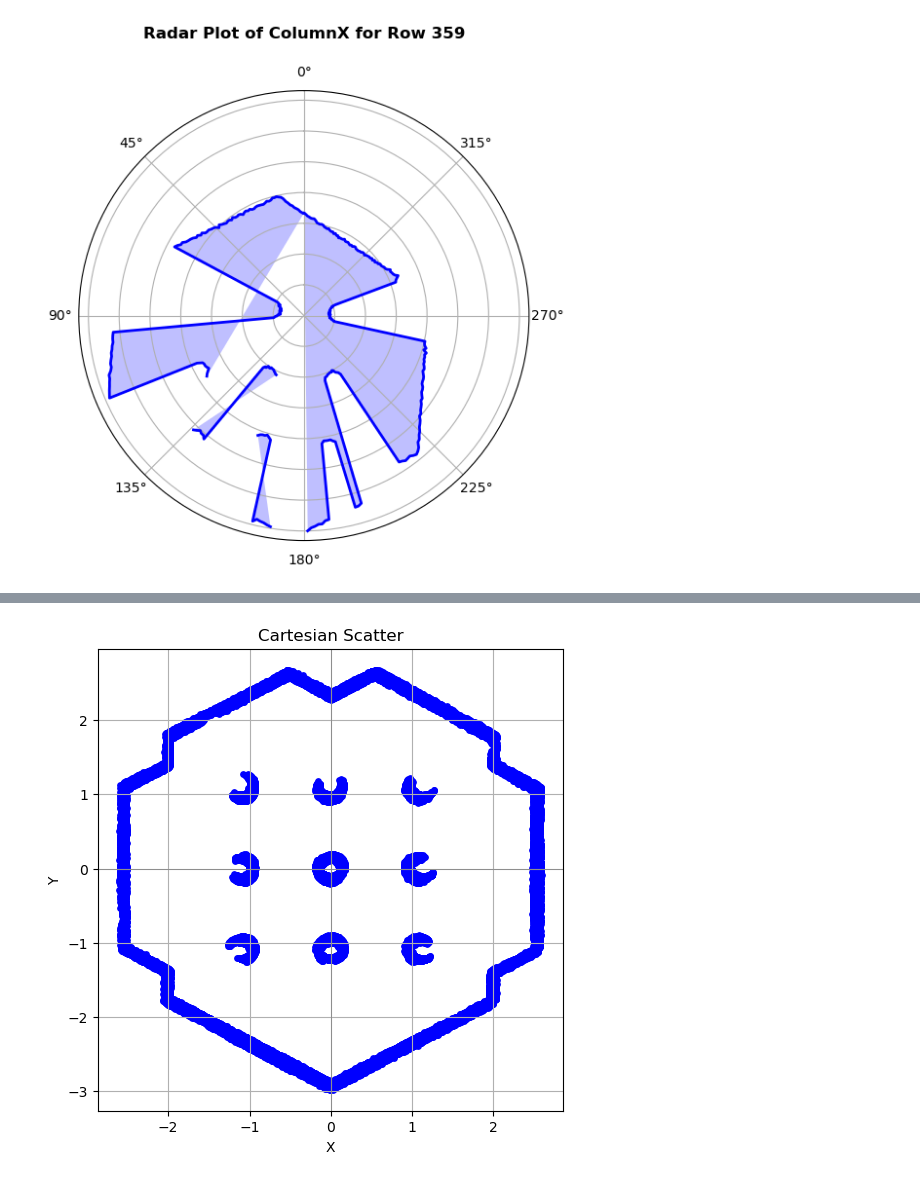
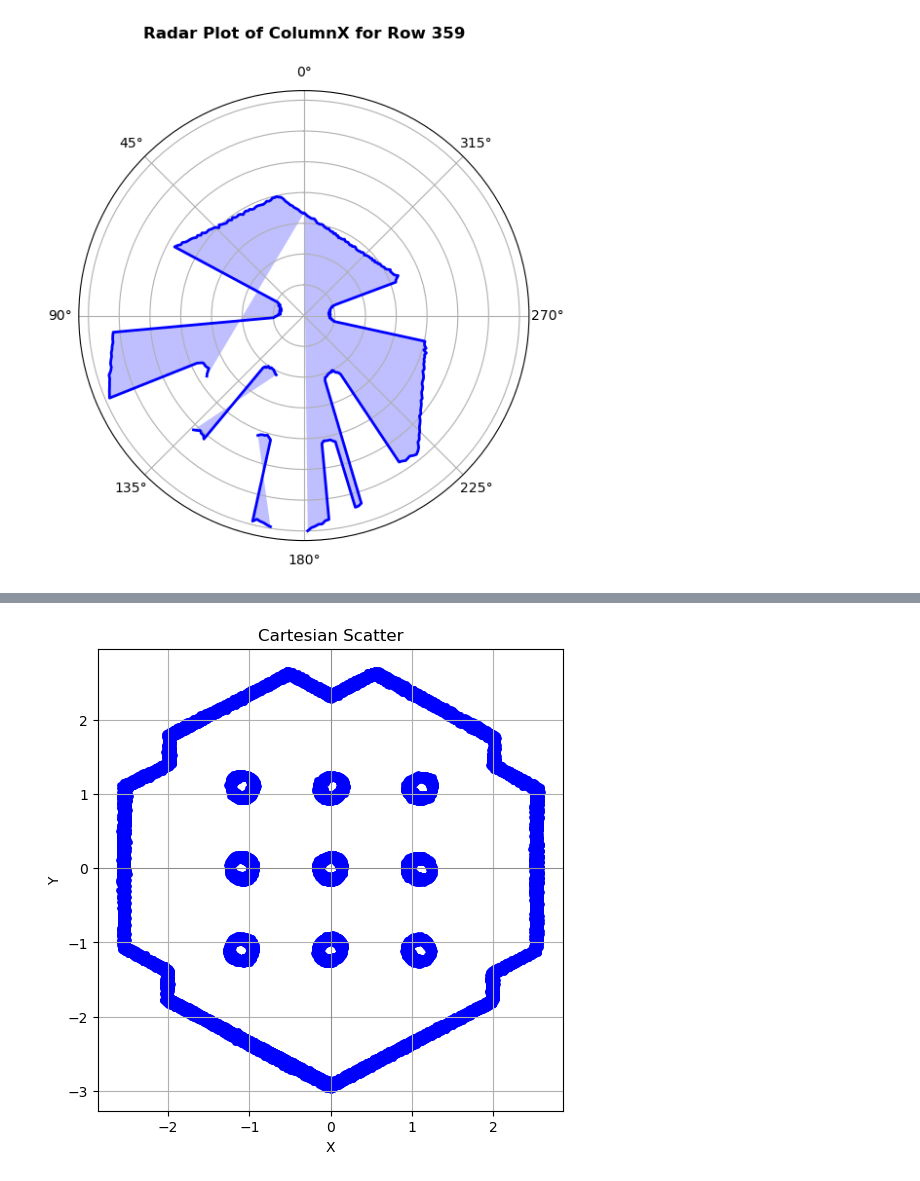
Before and after one commit to jblevins32/Autonomous_Mobile_Robot_via_Machine_Learning, a Jupyter notebook: preprocessing/lidar_preprocessing.ipynb, the cells around one changed output, grey strips where cells are left out. Saved outputs shown, nothing was run; the diff lists cells and outputs as text; code cells hidden in the pictures.

```diff
--- a/preprocessing/lidar_preprocessing.ipynb
+++ b/preprocessing/lidar_preprocessing.ipynb
@@ -302,36 +303,36 @@ def sensor_to_world_frame(index):
     rot = R.from_quat([orient_x[index], orient_y[index], orient_z[index], orient_w[index]])
 
     # converting sensor frame measurements to world frame measurements
 
     # rotation
     pts_vector = np.array([x[:-1], y[:-1], np.ones((num_vars))])  # remember data has +1 element due to completing radar circle
     pts_rotated = rot.as_matrix() @ pts_vector
     x, y, _ = pts_rotated
 
     # translation
     x -= pos_y.iloc[index]
     y += pos_x.iloc[index]
 
     return x, y
 
-pts_x = []
-pts_y = []
+pts_x = np.array([]) # still includes nan values
+pts_y = np.array([]) # still includes nan values
 # converting all data to world frame
-for i in range(num_vars):
+for i in range(len(data)):
     x, y = sensor_to_world_frame(i)
-    pts_x.append(x)
-    pts_y.append(y)
+    pts_x = np.append(pts_x, x)
+    pts_y = np.append(pts_y, y)
 
 # plotting final map
 fig, ax = plt.subplots(figsize=(6, 6))
 ax.scatter(pts_x, pts_y, color='blue', s=15)
 
 plt.axhline(0, color='gray', lw=0.5)
 plt.axvline(0, color='gray', lw=0.5)
 plt.grid(True)
 plt.xlabel('X')
 plt.ylabel('Y')
 plt.title(f'Cartesian Scatter')
 plt.show()
 # %% [output]
-[figure, old version]
+[figure, new version]
```
Also changed, not shown: parts of 4 cells of this notebook.
